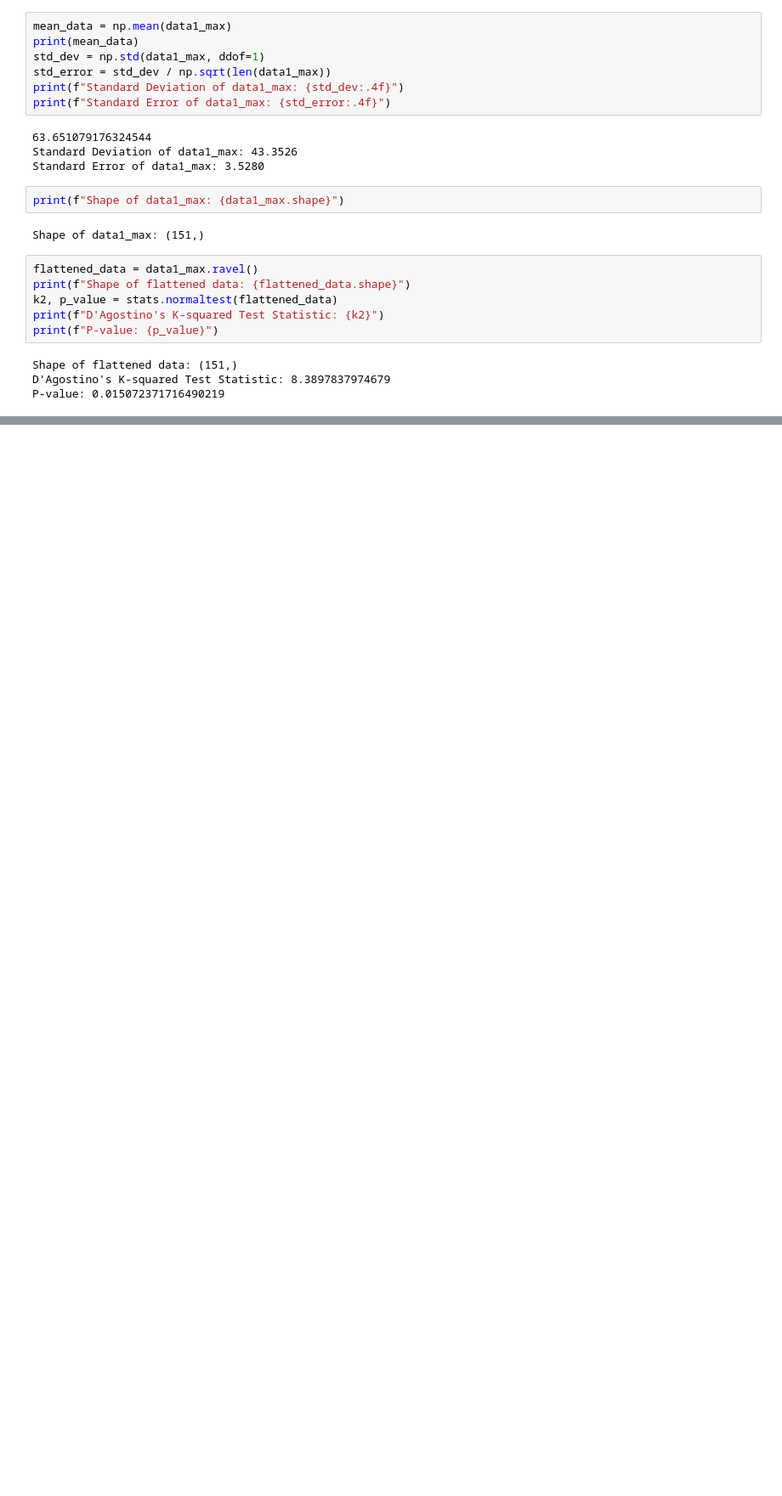
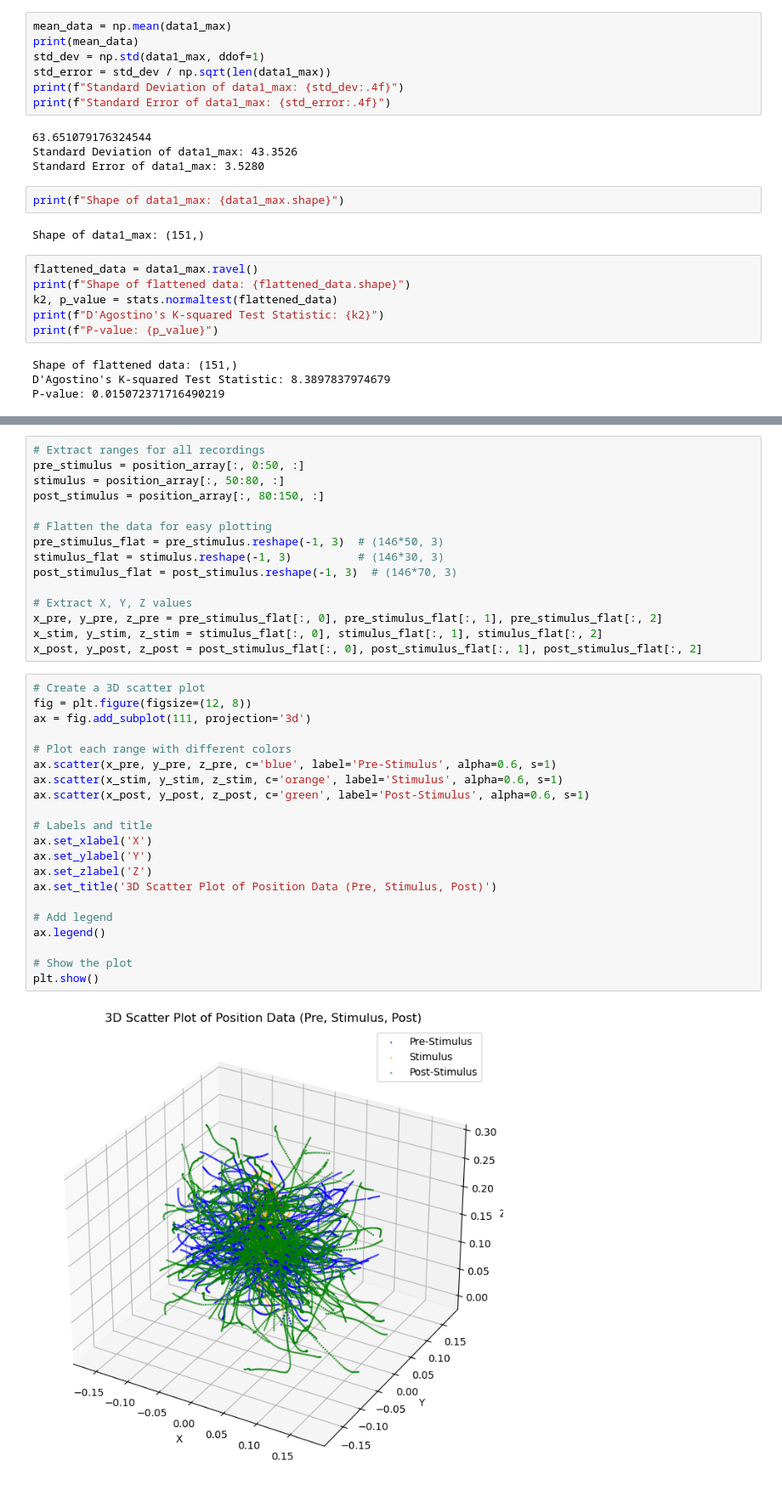
Before and after one commit to Shivammm123/FlyFlightBehavior, a Jupyter notebook: Free Flight Analysis Flies/J74xU68 Free Flight Experiment/240911 J74xU68 Free Flight Analysis/240911 J74xU68 Free Flight Analysis.ipynb, the cells around one changed output, grey strips where cells are left out. Shown at 85% size. Saved outputs shown, nothing was run; the diff lists cells and outputs as text; blank space fills up the shorter version.

```diff
--- a/Free Flight Analysis Flies/J74xU68 Free Flight Experiment/240911 J74xU68 Free Flight Analysis/240911 J74xU68 Free Flight Analysis.ipynb
+++ b/Free Flight Analysis Flies/J74xU68 Free Flight Experiment/240911 J74xU68 Free Flight Analysis/240911 J74xU68 Free Flight Analysis.ipynb
@@ -153,0 +182,38 @@ P-value: 0.015072371716490219
+# %%
+# Extract ranges for all recordings
+pre_stimulus = position_array[:, 0:50, :]
+stimulus = position_array[:, 50:80, :]
+post_stimulus = position_array[:, 80:150, :]
+
+# Flatten the data for easy plotting
+pre_stimulus_flat = pre_stimulus.reshape(-1, 3)  # (146*50, 3)
+stimulus_flat = stimulus.reshape(-1, 3)          # (146*30, 3)
+post_stimulus_flat = post_stimulus.reshape(-1, 3)  # (146*70, 3)
+
+# Extract X, Y, Z values
+x_pre, y_pre, z_pre = pre_stimulus_flat[:, 0], pre_stimulus_flat[:, 1], pre_stimulus_flat[:, 2]
+x_stim, y_stim, z_stim = stimulus_flat[:, 0], stimulus_flat[:, 1], stimulus_flat[:, 2]
+x_post, y_post, z_post = post_stimulus_flat[:, 0], post_stimulus_flat[:, 1], post_stimulus_flat[:, 2]
+# %%
+# Create a 3D scatter plot
+fig = plt.figure(figsize=(12, 8))
+ax = fig.add_subplot(111, projection='3d')
+
+# Plot each range with different colors
+ax.scatter(x_pre, y_pre, z_pre, c='blue', label='Pre-Stimulus', alpha=0.6, s=1)
+ax.scatter(x_stim, y_stim, z_stim, c='orange', label='Stimulus', alpha=0.6, s=1)
+ax.scatter(x_post, y_post, z_post, c='green', label='Post-Stimulus', alpha=0.6, s=1)
+
+# Labels and title
+ax.set_xlabel('X')
+ax.set_ylabel('Y')
+ax.set_zlabel('Z')
+ax.set_title('3D Scatter Plot of Position Data (Pre, Stimulus, Post)')
+
+# Add legend
+ax.legend()
+
+# Show the plot
+plt.show()
+# %% [output]
+[figure, added]
```
Also changed, not shown: parts of 9 cells of this notebook, 2 other files.
